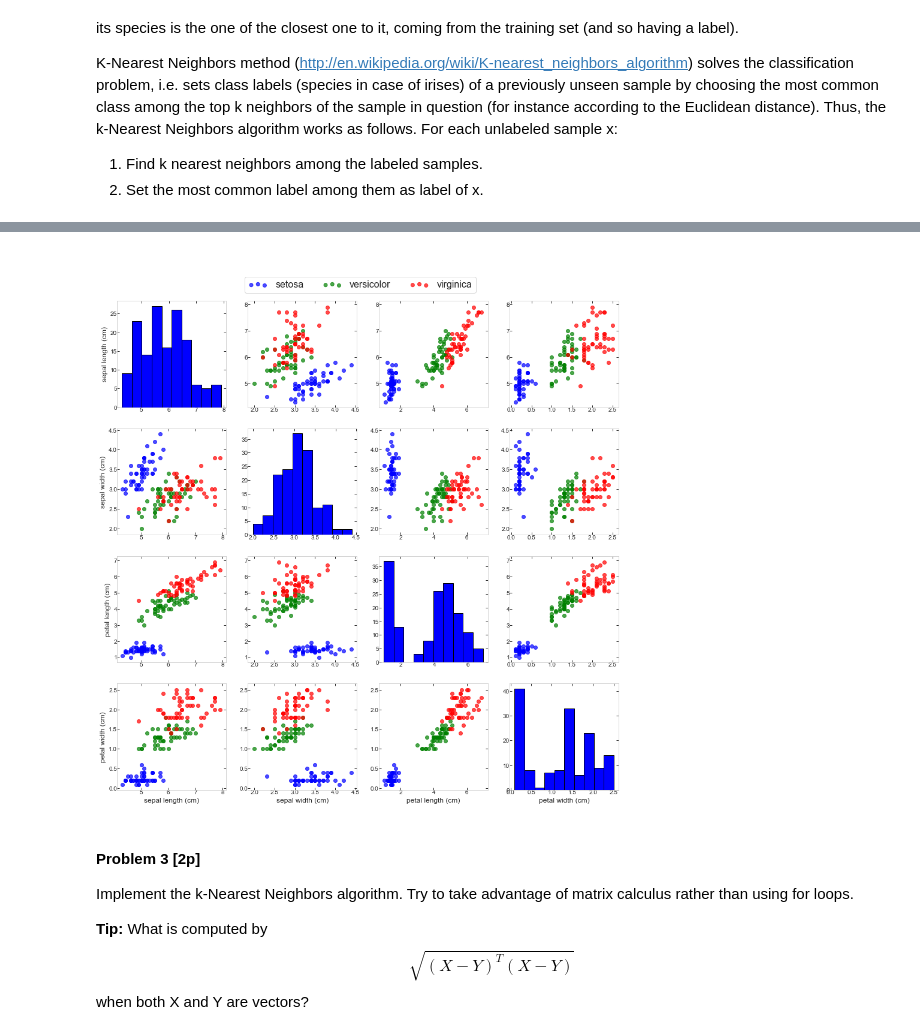
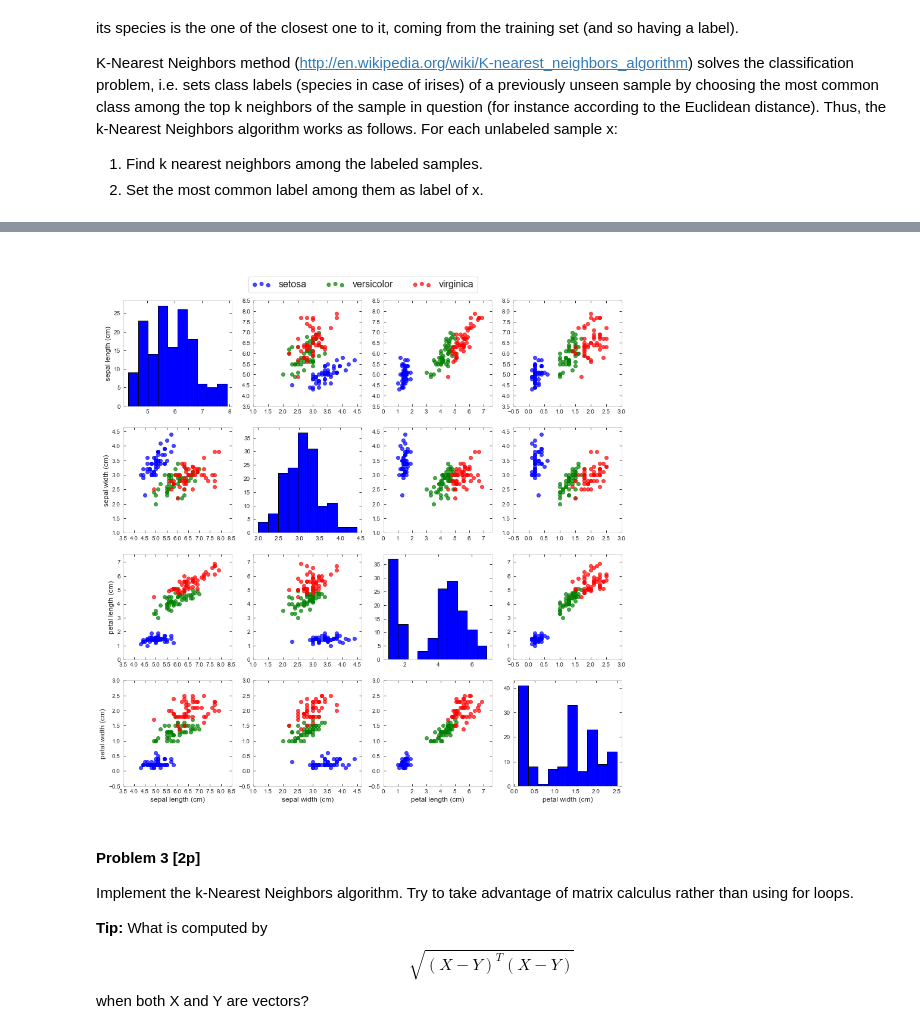
Before and after one commit to derenio/nn_assignments, a Jupyter notebook: assignment1/Assignment1_solutions.ipynb, the cells around one changed output, grey strips where cells are left out. Saved outputs shown, nothing was run; the diff lists cells and outputs as text; code cells hidden in the pictures.

Commit message:
Add "set_ticks_stepsize"

```diff
--- a/assignment1/Assignment1_solutions.ipynb
+++ b/assignment1/Assignment1_solutions.ipynb
@@ -420,6 +420,20 @@ from sklearn import datasets
 iris = datasets.load_iris()
 
 N = len(iris.feature_names)
+
+
+def set_ticks_stepsize(ax):
+    xstart, xend = ax.get_xlim()
+    xstart = np.round(xstart * 2 - 1) / 2
+    xend = np.round(xend * 2 + 1) / 2
+    stepsize = 0.5 if xend - xstart < 6 else 1
+    ax.xaxis.set_ticks(np.arange(xstart, xend, stepsize))
+
+    ystart, yend = ax.get_ylim()
+    ystart = np.round(ystart * 2 - 1) / 2
+    yend = np.round(yend * 2 + 1) / 2
+    stepsize = 0.5 if yend - ystart < 6 else 1
+    ax.yaxis.set_ticks(np.arange(ystart, yend, stepsize))
 
 
 def plot_iris():
@@ -434,7 +448,7 @@ def plot_iris():
             direction="in",
             length=4,
             width=1,
-            pad=0.01,
+            pad=5.0,
         )
         if row == col:
             data = iris.data[:, row]
@@ -444,6 +458,7 @@ def plot_iris():
                 edgecolor='black'
             )
         else:
+            ax.margins(0.1, 0.1)
             row_feature_data = iris.data[:, row]
             col_feature_data = iris.data[:, col]
             for target in set(iris.target):
@@ -451,34 +466,35 @@ def plot_iris():
                 ax.scatter(
                     col_feature_data[target_ids],
                     row_feature_data[target_ids],
                     label=iris.target_names[target],
                     color="bgr"[target],
                     marker="o",
                     alpha=0.7,
                 )
+            set_ticks_stepsize(ax)
         if col == 0:
             row_feature_name = iris.feature_names[row]
             ax.set_ylabel(row_feature_name, fontsize=12)
         if row == N - 1:
             col_feature_name = iris.feature_names[col]
             ax.set_xlabel(col_feature_name, fontsize=12)
 
     legend_ax = axs[0][1]
     handles, labels = legend_ax.get_legend_handles_labels()
     fig.legend(
         handles,
         labels,
         borderaxespad=3.0,
         loc = 'upper center',
         fancybox = True,
         fontsize=16,
         ncol = 3,
         scatterpoints = 3
     )
 
 plot_iris()
 # %% [output]
-[figure, old version]
+[figure, new version]
 # %% [markdown]
 #### Problem 3 [2p]
 
```
Also changed, not shown: parts of 1 cell of this notebook.
